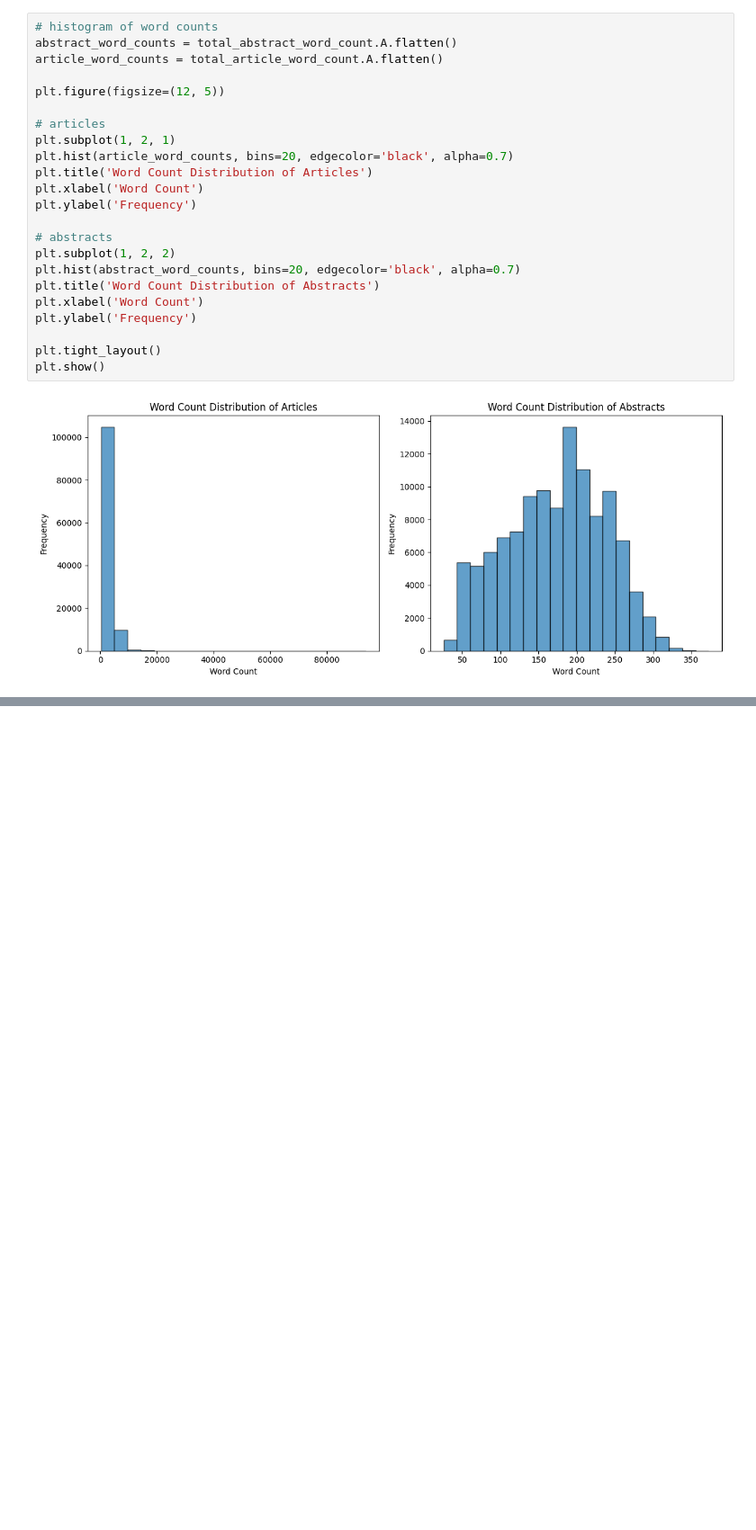
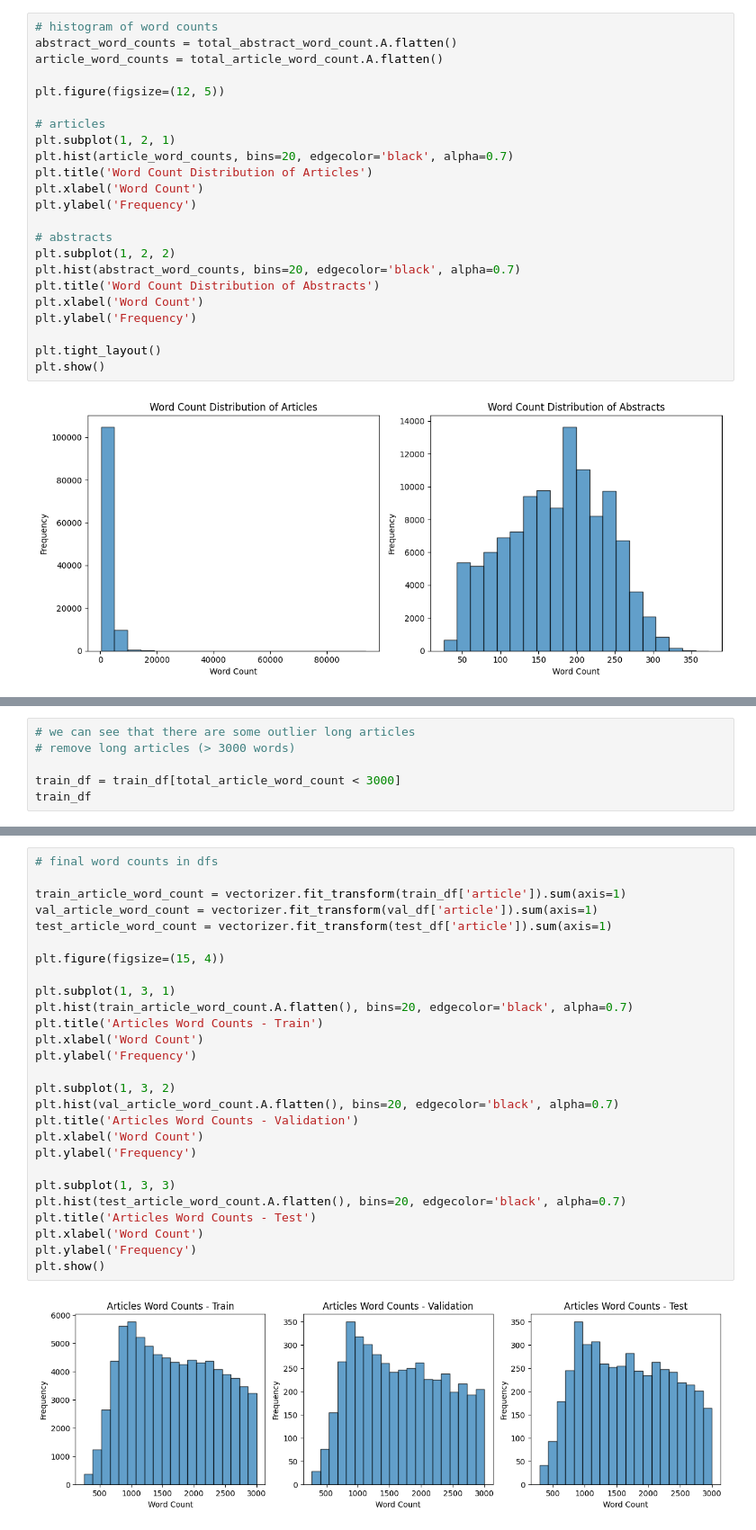
Before and after one commit to Shaz-5/med-article-summarize, a Jupyter notebook: main/data_load_preprocess.ipynb, the cells around one changed output, grey strips where cells are left out. Shown at 90% size. Saved outputs shown, nothing was run; the diff lists cells and outputs as text; blank space fills up the shorter version.

```diff
--- a/main/data_load_preprocess.ipynb
+++ b/main/data_load_preprocess.ipynb
@@ -1233,0 +1230,6 @@ plot_wordcloud(train_df, 'abstract', title='Abstracts Word Cloud')
+# %%
+# we can see that there are some outlier long articles
+# remove long articles (> 3000 words)
+
+train_df = train_df[total_article_word_count < 3000]
+train_df
@@ -1233,0 +1277,29 @@ plot_wordcloud(train_df, 'abstract', title='Abstracts Word Cloud')
+# %%
+# final word counts in dfs
+
+train_article_word_count = vectorizer.fit_transform(train_df['article']).sum(axis=1)
+val_article_word_count = vectorizer.fit_transform(val_df['article']).sum(axis=1)
+test_article_word_count = vectorizer.fit_transform(test_df['article']).sum(axis=1)
+
+plt.figure(figsize=(15, 4))
+
+plt.subplot(1, 3, 1)
+plt.hist(train_article_word_count.A.flatten(), bins=20, edgecolor='black', alpha=0.7)
+plt.title('Articles Word Counts - Train')
+plt.xlabel('Word Count')
+plt.ylabel('Frequency')
+
+plt.subplot(1, 3, 2)
+plt.hist(val_article_word_count.A.flatten(), bins=20, edgecolor='black', alpha=0.7)
+plt.title('Articles Word Counts - Validation')
+plt.xlabel('Word Count')
+plt.ylabel('Frequency')
+
+plt.subplot(1, 3, 3)
+plt.hist(test_article_word_count.A.flatten(), bins=20, edgecolor='black', alpha=0.7)
+plt.title('Articles Word Counts - Test')
+plt.xlabel('Word Count')
+plt.ylabel('Frequency')
+plt.show()
+# %% [output]
+[figure, added]
```
Also changed, not shown: parts of 16 cells of this notebook.
